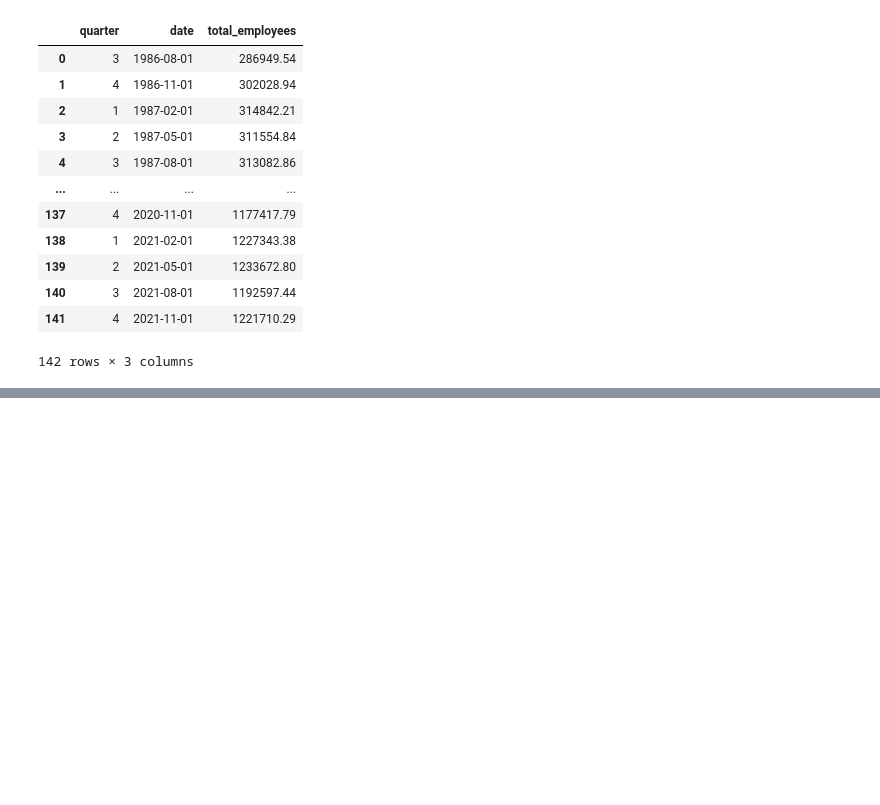
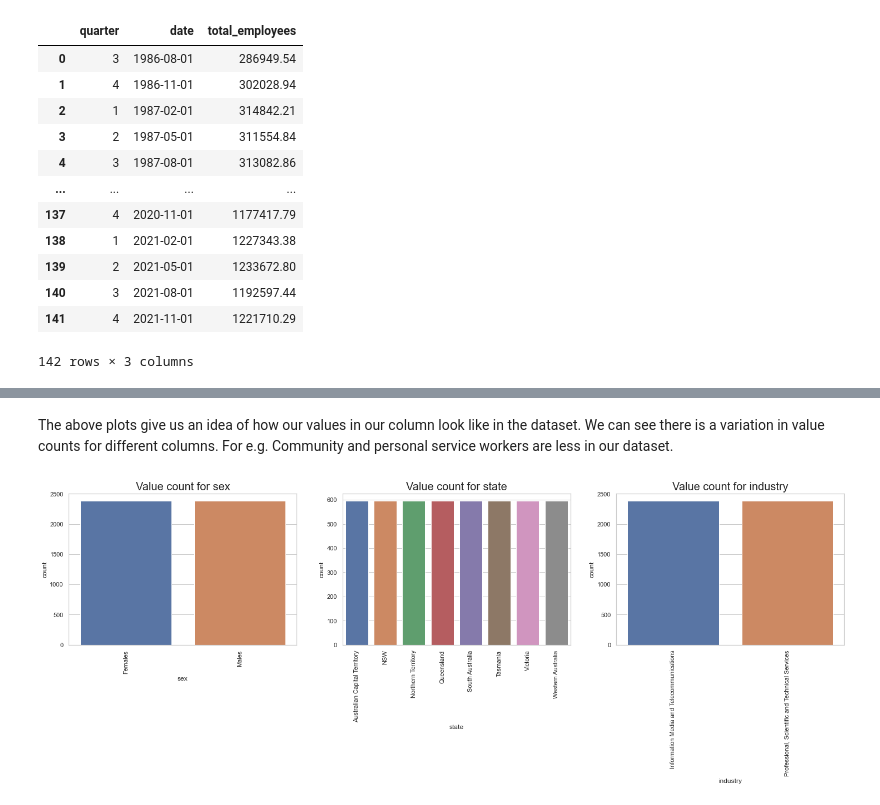
Before and after one commit to Gooner12/tca_sample_test, a Jupyter notebook: Analysis.ipynb, the cells around one changed output, grey strips where cells are left out. Drawn from its saved outputs; the diff is of its cells as text; code cells hidden in the pictures; blank space fills up the shorter version.

```diff
--- a/Analysis.ipynb
+++ b/Analysis.ipynb
@@ -153,17 +147,6 @@ df2
 | 8321 | 2021-11-01 | Females | Australian Capital Territory | Information Media and Telecommuni... | 900.36 | 338.14 | 35630.74 | ... |
 | 8322 | 2021-11-01 | Females | Australian Capital Territory | Professional, Scientific and Tech... | 10014.21 | 4426.13 | 360030.58 | ... |
 8323 rows × 8 columns
-# %%
-df2.loc[df2['state'] == 2, 'feat'] = 10
-df[df["A"].str.contains("Hello|Britain")]
-
-df2_copy.loc[df2_copy['state'].str.contains('Sydney|New South Wales|NSW'), 'state'] = 'NSW'
-df2_copy.loc[df2_copy['state'].str.contains('Melbourne|Victoria|Vic'), 'state'] = 'Victoria'
-df2_copy.loc[df2_copy['state'].str.contains('Brisbane|Queensland|Qld'), 'state'] = 'Queensland'
-df2_copy.loc[df2_copy['state'].str.contains('Adelaide|South Australia|SA'), 'state'] = 'South Australia'
-df2_copy.loc[df2_copy['state'].str.contains('Perth|Western Australia|WA'), 'state'] = 'Western Australia'
-df2_copy.loc[df2_copy['state'].str.contains('Tasmania|Hobart|Tas'), 'state'] = 'Tasmania'
-df2_copy
 # %%
 # additional steps for the second dataframe
 def state_unifier(df, dict_state_names):
@@ -567,0 +412,8 @@ https://www.abs.gov.au/statistics/labour/employment-and-unemployment/labour-forc
+# %% [markdown]
+The above plots give us an idea of how our values in our column look like in the dataset. We can see there is a variation in value counts for different columns. For e.g. Community and personal service workers are less in our dataset.
+# %%
+# value count plots for the second dataframe
+cols = ['sex', 'state', 'industry']
+plot_value_count(df2, cols)
+# %% [output]
+[figure, added]
```
Also changed, not shown: parts of 75 cells of this notebook.
